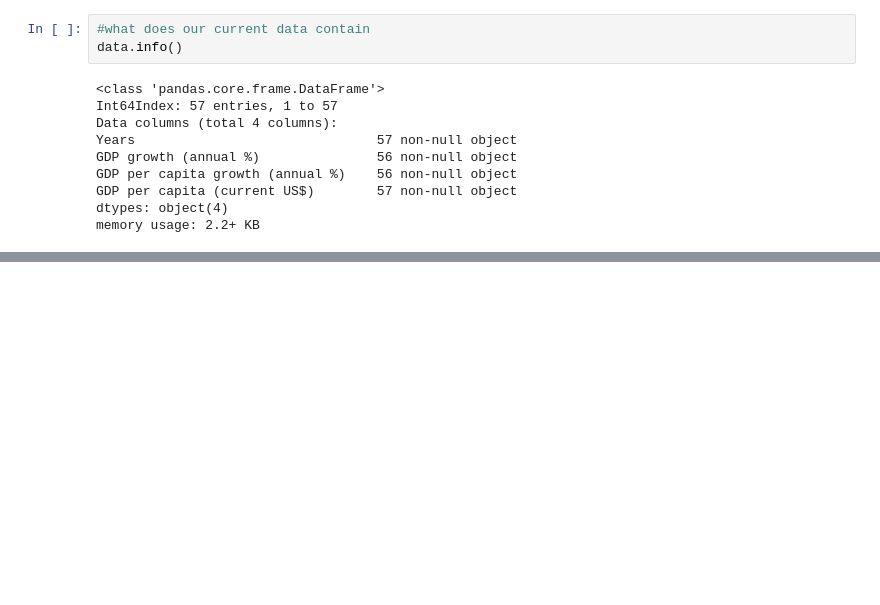
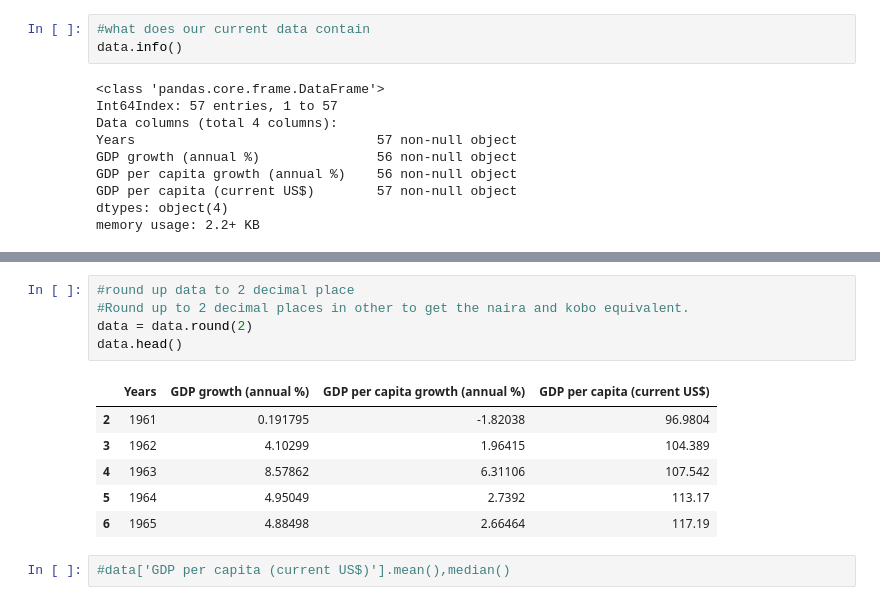
Before and after one commit to bgreatfit/Data-Visualization-ProjectTeam-Group4, a Jupyter notebook: GDP & Crude Oil Prices .ipynb, the cells around one changed output, grey strips where cells are left out. Cells and saved outputs as stored; diff of their text form; blank space fills up the shorter version.

```diff
--- a/GDP & Crude Oil Prices .ipynb
+++ b/GDP & Crude Oil Prices .ipynb
@@ -104,0 +106,14 @@ dtype: object
+# %%
+#round up data to 2 decimal place
+#Round up to 2 decimal places in other to get the naira and kobo equivalent.
+data = data.round(2)
+data.head()
+# %% [output]
+|  | Years | GDP growth (annual %) | GDP per capita growth (annual %) | GDP per capita (current US$) |
+| 2 | 1961 | 0.191795 | -1.82038 | 96.9804 |
+| 3 | 1962 | 4.10299 | 1.96415 | 104.389 |
+| 4 | 1963 | 8.57862 | 6.31106 | 107.542 |
+| 5 | 1964 | 4.95049 | 2.7392 | 113.17 |
+| 6 | 1965 | 4.88498 | 2.66464 | 117.19 |
+# %%
+#data['GDP per capita (current US$)'].mean(),median()
```
Also changed, not shown: parts of 22 cells of this notebook, 1 other file.
